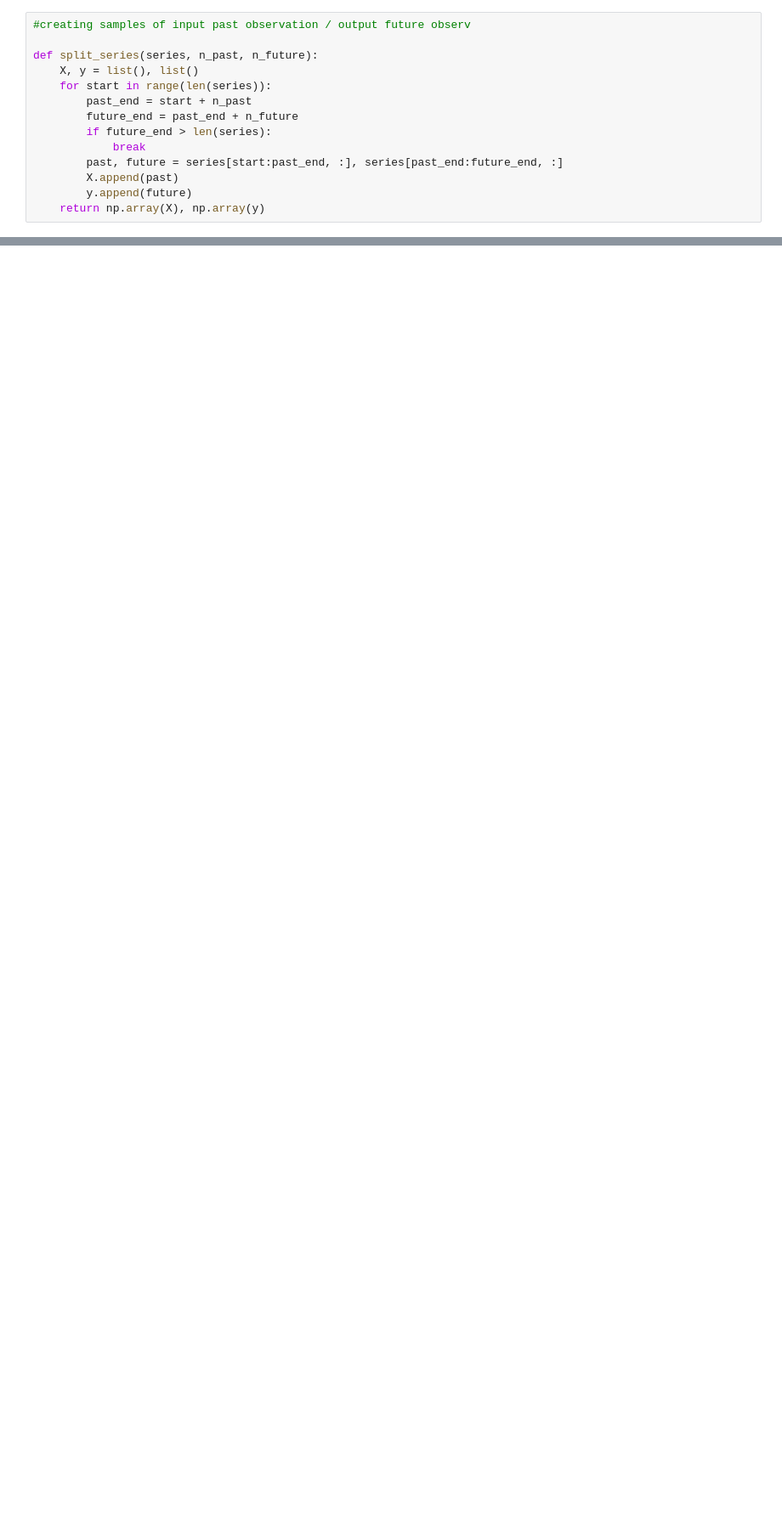
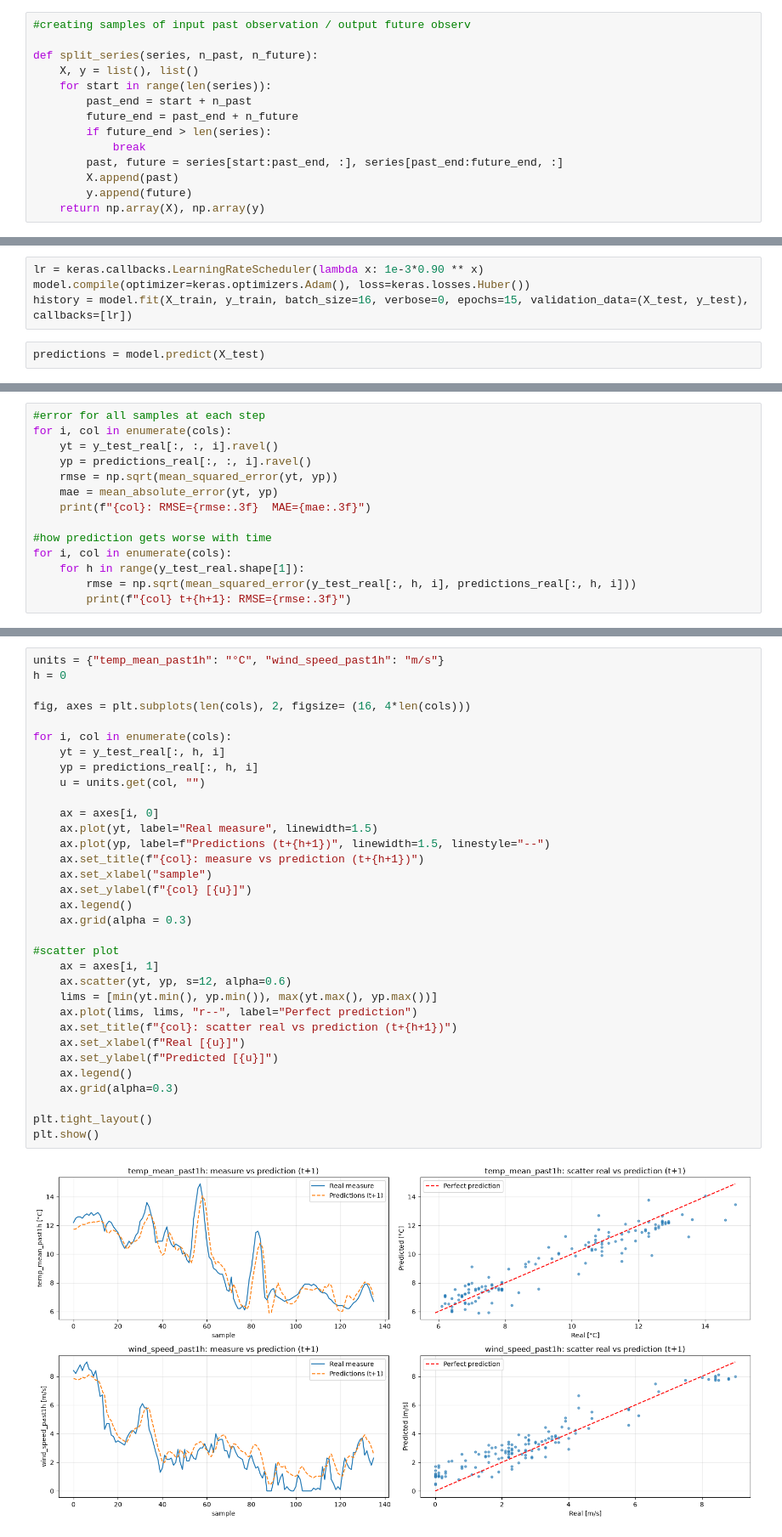
Before and after one commit to Flo-Sat/Weather_Forecast, a Jupyter notebook: multivar_model.ipynb, the cells around one changed output, grey strips where cells are left out. Shown at 85% size. Saved outputs shown, nothing was run; the diff lists cells and outputs as text; blank space fills up the shorter version.

Commit message:
continued with multivar_model, initial test, can be done better

```diff
--- a/multivar_model.ipynb
+++ b/multivar_model.ipynb
@@ -73,0 +131,6 @@ def split_series(series, n_past, n_future):
+# %%
+lr = keras.callbacks.LearningRateScheduler(lambda x: 1e-3*0.90 ** x)
+model.compile(optimizer=keras.optimizers.Adam(), loss=keras.losses.Huber())
+history = model.fit(X_train, y_train, batch_size=16, verbose=0, epochs=15, validation_data=(X_test, y_test), callbacks=[lr])
+# %%
+predictions = model.predict(X_test)
@@ -73,0 +154,14 @@ def split_series(series, n_past, n_future):
+# %%
+#error for all samples at each step
+for i, col in enumerate(cols):
+    yt = y_test_real[:, :, i].ravel()
+    yp = predictions_real[:, :, i].ravel()
+    rmse = np.sqrt(mean_squared_error(yt, yp))
+    mae = mean_absolute_error(yt, yp)
+    print(f"{col}: RMSE={rmse:.3f}  MAE={mae:.3f}")
+
+#how prediction gets worse with time
+for i, col in enumerate(cols):
+    for h in range(y_test_real.shape[1]):
+        rmse = np.sqrt(mean_squared_error(y_test_real[:, h, i], predictions_real[:, h, i]))
+        print(f"{col} t+{h+1}: RMSE={rmse:.3f}")
@@ -73,0 +181,35 @@ def split_series(series, n_past, n_future):
+# %%
+units = {"temp_mean_past1h": "°C", "wind_speed_past1h": "m/s"}
+h = 0
+
+fig, axes = plt.subplots(len(cols), 2, figsize= (16, 4*len(cols)))
+
+for i, col in enumerate(cols):
+    yt = y_test_real[:, h, i]
+    yp = predictions_real[:, h, i]
+    u = units.get(col, "")
+
+    ax = axes[i, 0]
+    ax.plot(yt, label="Real measure", linewidth=1.5)
+    ax.plot(yp, label=f"Predictions (t+{h+1})", linewidth=1.5, linestyle="--")
+    ax.set_title(f"{col}: measure vs prediction (t+{h+1})")
+    ax.set_xlabel("sample")
+    ax.set_ylabel(f"{col} [{u}]")
+    ax.legend()
+    ax.grid(alpha = 0.3)
+
+#scatter plot
+    ax = axes[i, 1]
+    ax.scatter(yt, yp, s=12, alpha=0.6)
+    lims = [min(yt.min(), yp.min()), max(yt.max(), yp.max())]
+    ax.plot(lims, lims, "r--", label="Perfect prediction")
+    ax.set_title(f"{col}: scatter real vs prediction (t+{h+1})")
+    ax.set_xlabel(f"Real [{u}]")
+    ax.set_ylabel(f"Predicted [{u}]")
+    ax.legend()
+    ax.grid(alpha=0.3)
+
+plt.tight_layout()
+plt.show()
+# %% [output]
+[figure, added]
```
Also changed, not shown: parts of 10 cells of this notebook.
